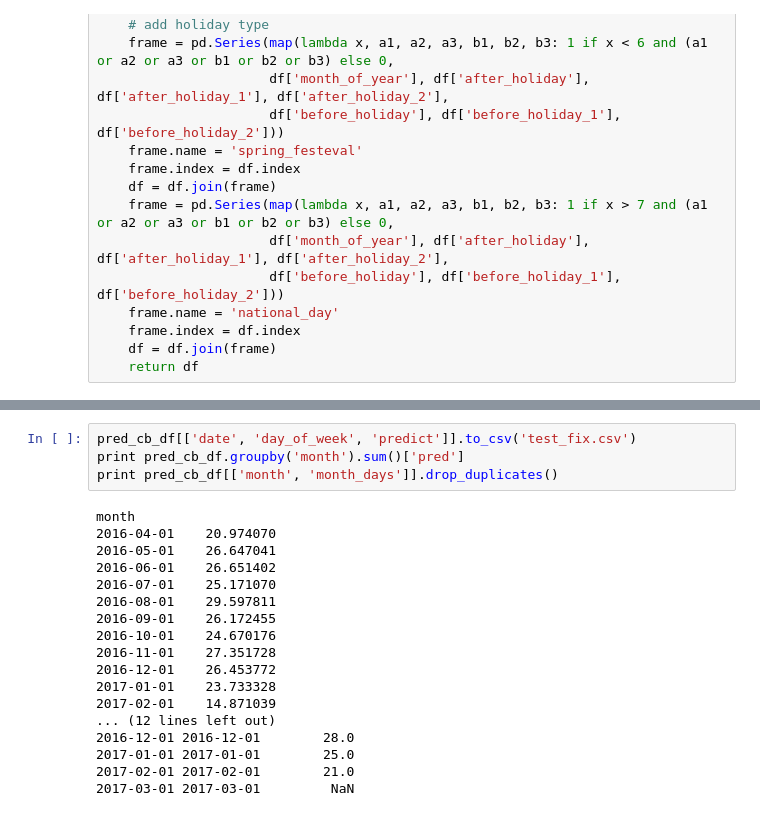
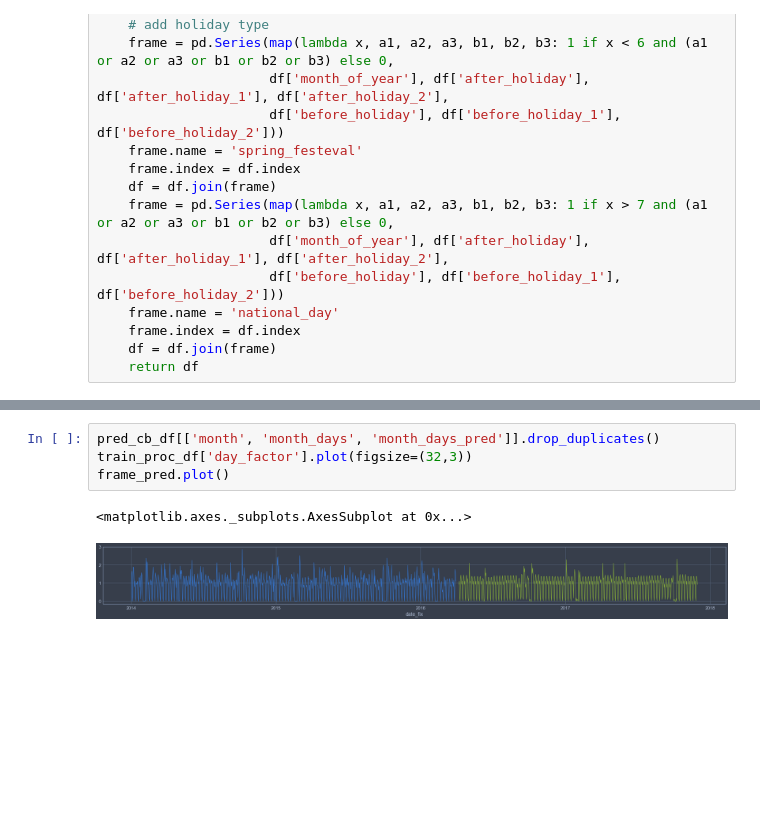
Before and after one commit to zhchaoo/YanCityCarBand_tianchi, a Jupyter notebook: arima.ipynb, the cells around one changed output, grey strips where cells are left out. Saved outputs shown, nothing was run; the diff lists cells and outputs as text; blank space fills up the shorter version.

```diff
--- a/arima.ipynb
+++ b/arima.ipynb
@@ -278,22 +402,7 @@ pred_cb_df.loc[pred_cb_df['date']>0][['date', 'predict']].astype(int).to_csv('te
-# %%
-pred_cb_df[['date', 'day_of_week', 'predict']].to_csv('test_fix.csv')
-print pred_cb_df.groupby('month').sum()['pred']
-print pred_cb_df[['month', 'month_days']].drop_duplicates()
-# %% [output]
-month
-2016-04-01    20.974070
-2016-05-01    26.647041
-2016-06-01    26.651402
-2016-07-01    25.171070
-2016-08-01    29.597811
-2016-09-01    26.172455
-2016-10-01    24.670176
-2016-11-01    27.351728
-2016-12-01    26.453772
-2017-01-01    23.733328
-2017-02-01    14.871039
-... (12 lines left out)
-2016-12-01 2016-12-01        28.0
-2017-01-01 2017-01-01        25.0
-2017-02-01 2017-02-01        21.0
-2017-03-01 2017-03-01         NaN
+# %%
+pred_cb_df[['month', 'month_days', 'month_days_pred']].drop_duplicates()
+train_proc_df['day_factor'].plot(figsize=(32,3))
+frame_pred.plot()
+# %% [output]
+<matplotlib.axes._subplots.AxesSubplot at 0x...>
+[figure, added]
```
Also changed, not shown: parts of 17 cells of this notebook, 1 other file.
